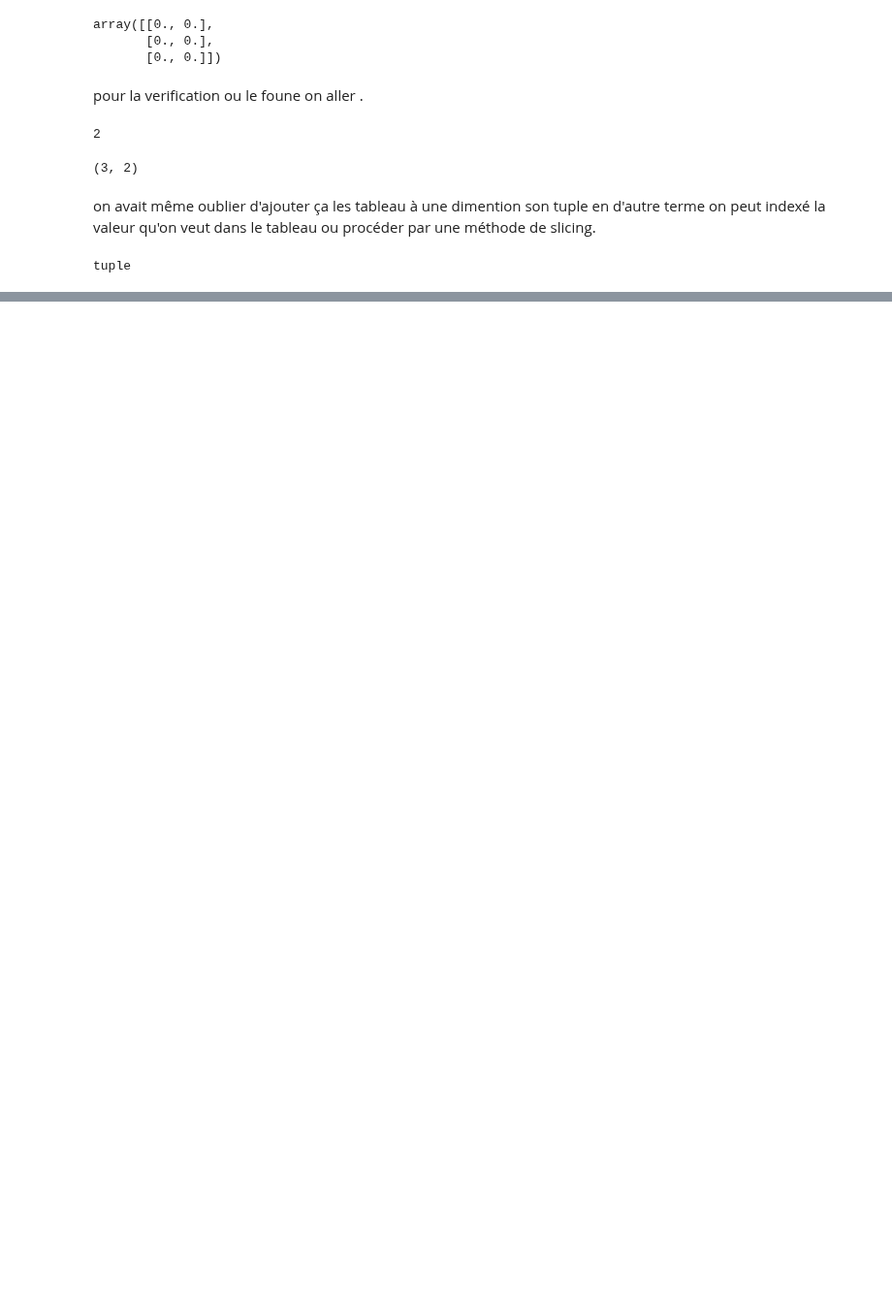
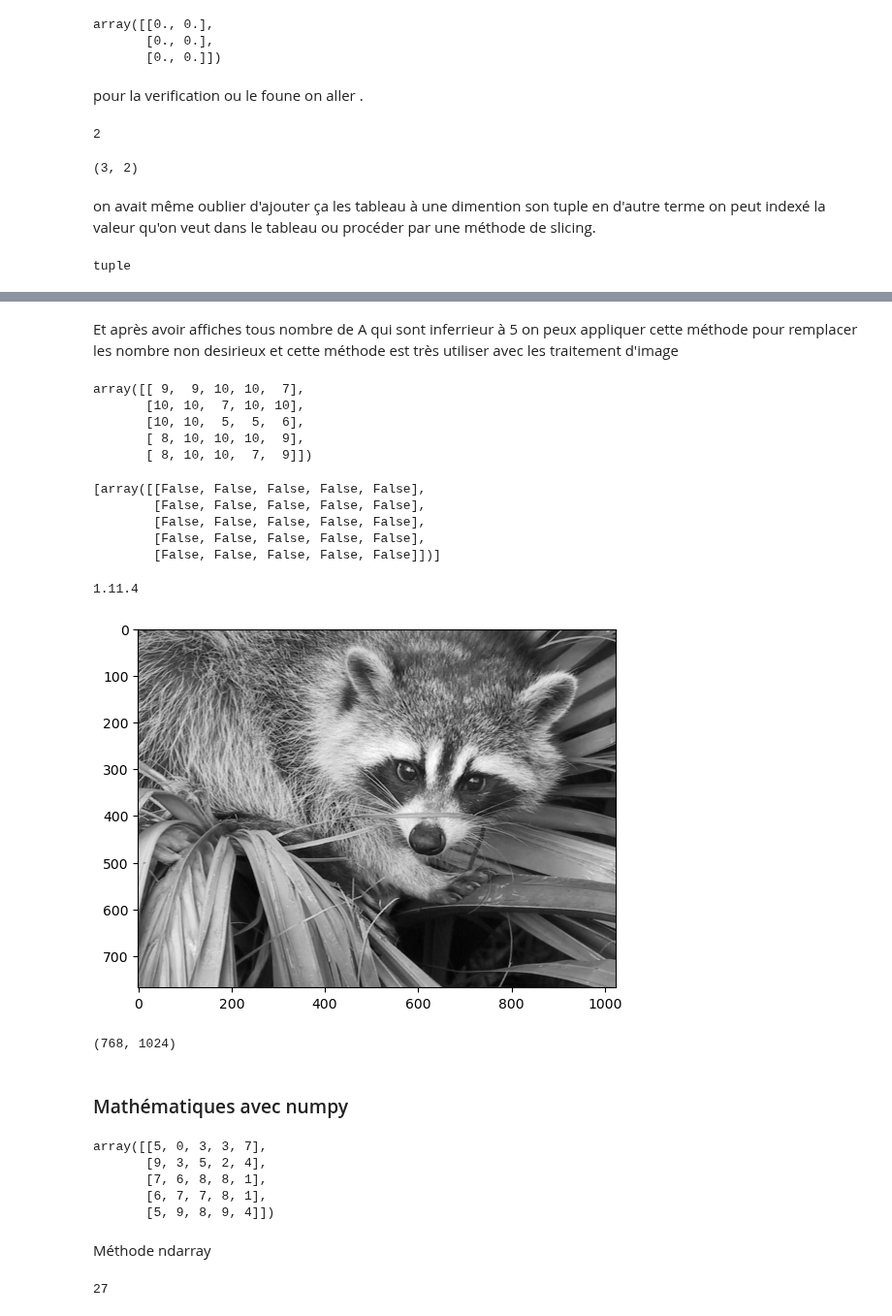
Before and after one commit to Balde44-art/Intro2Python, a Jupyter notebook: lesson_2.ipynb, the cells around one changed output, grey strips where cells are left out. Shown at 97% size. Cells and saved outputs as stored; diff of their text form; code cells hidden in the pictures; blank space fills up the shorter version.

```diff
--- a/lesson_2.ipynb
+++ b/lesson_2.ipynb
@@ -52,0 +424,2 @@ tuple
+# %% [markdown]
+Et après avoir affiches tous nombre de A qui sont inferrieur à 5 on peux appliquer cette méthode pour remplacer les nombre non desirieux et cette méthode est très utiliser avec les traitement d'image
@@ -52,0 +428,34 @@ tuple
+# %%
+A
+# %% [output]
+array([[ 9,  9, 10, 10,  7],
+       [10, 10,  7, 10, 10],
+       [10, 10,  5,  5,  6],
+       [ 8, 10, 10, 10,  9],
+       [ 8, 10, 10,  7,  9]])
+# %%
+[A<5]
+# %% [output]
+[array([[False, False, False, False, False],
+        [False, False, False, False, False],
+        [False, False, False, False, False],
+        [False, False, False, False, False],
+        [False, False, False, False, False]])]
+# %%
+import scipy
+print(scipy.__version__)
+# %% [output]
+1.11.4
+# %%
+
+from scipy import misc
+import matplotlib.pyplot as plt
+face = misc.face(gray=True)
+plt.imshow(face,cmap=plt.cm.gray)
+plt.show()
+face.shape
+# %% [output]
+[figure, added]
+(768, 1024)
+# %% [markdown]
+### Mathématiques avec numpy
@@ -52,0 +465,14 @@ tuple
+# %%
+A
+# %% [output]
+array([[5, 0, 3, 3, 7],
+       [9, 3, 5, 2, 4],
+       [7, 6, 8, 8, 1],
+       [6, 7, 7, 8, 1],
+       [5, 9, 8, 9, 4]])
+# %% [markdown]
+Méthode ndarray
+# %%
+A.sum()
+# %% [output]
+27
```
Also changed, not shown: parts of 113 cells of this notebook, 8 other files.
